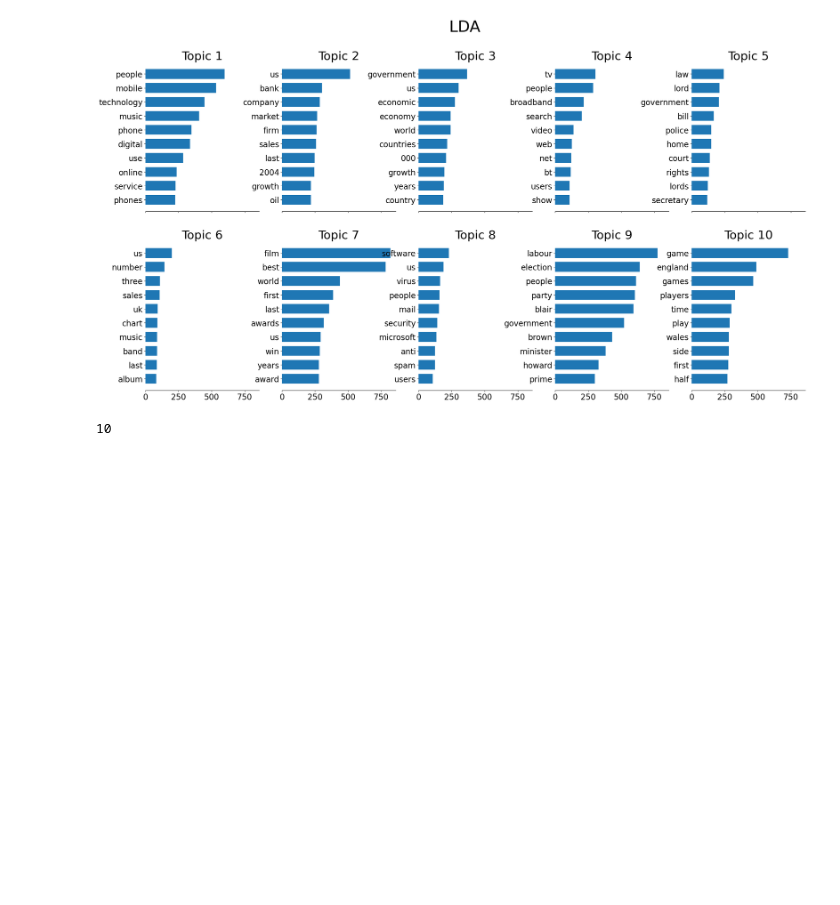
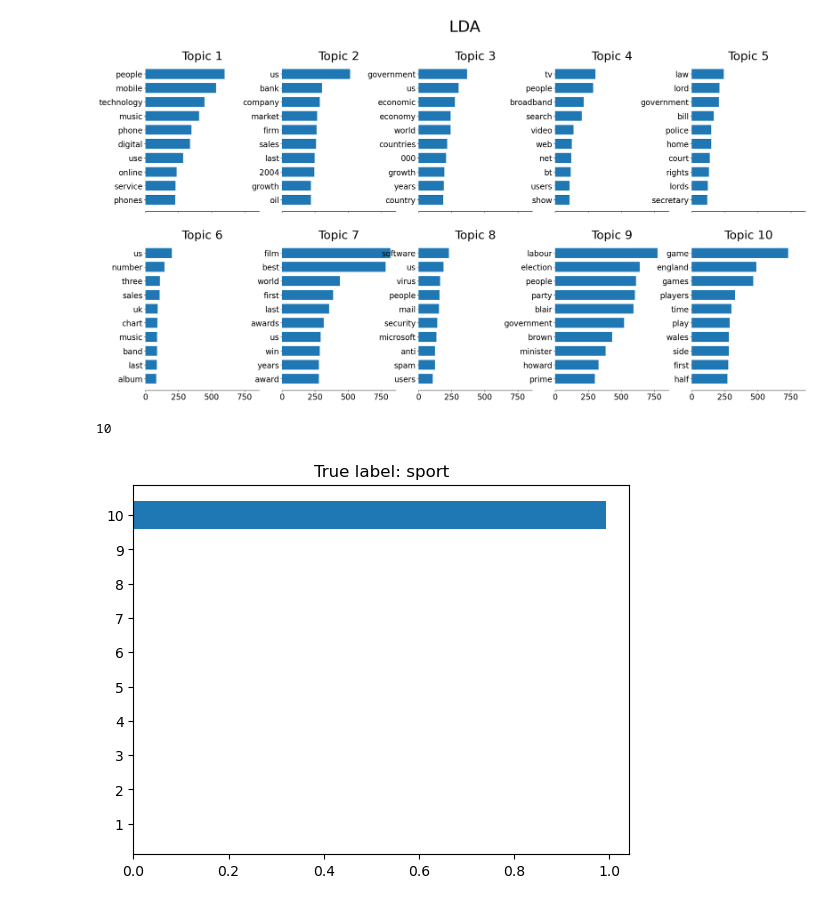
Before and after one commit to rizgiak/nlp_learn, a Jupyter notebook: lazyprogr_ml_nlp/latent_dirichlet_allocation.ipynb, the cells around one changed output. Saved outputs shown, nothing was run; the diff lists cells and outputs as text; code cells hidden in the pictures; blank space fills up the shorter version.

```diff
--- a/lazyprogr_ml_nlp/latent_dirichlet_allocation.ipynb
+++ b/lazyprogr_ml_nlp/latent_dirichlet_allocation.ipynb
@@ -73,3 +73,15 @@ len(lda.components_)
 10
 # %%
 Z = lda.transform(X)
+# %%
+np.random.seed(0)
+i = np.random.choice(len(df))
+z = Z[i]
+topics = np.arange(10) + 1
+
+fig, ax = plt.subplots()
+ax.barh(topics, z)
+ax.set_yticks(topics)
+ax.set_title("True label: %s" % df.iloc[i]["labels"]);
+# %% [output]
+[figure, added]
```
Also changed, not shown: parts of 3 cells of this notebook, 2 other files.
